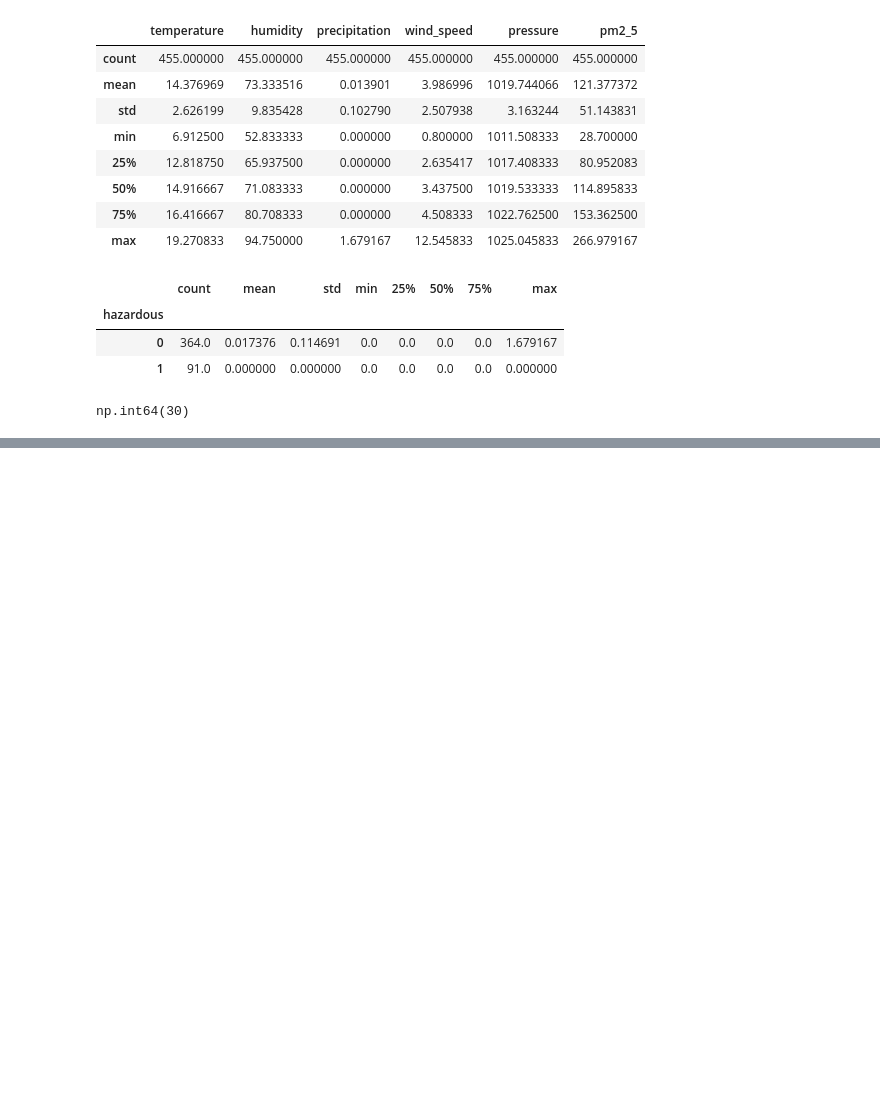
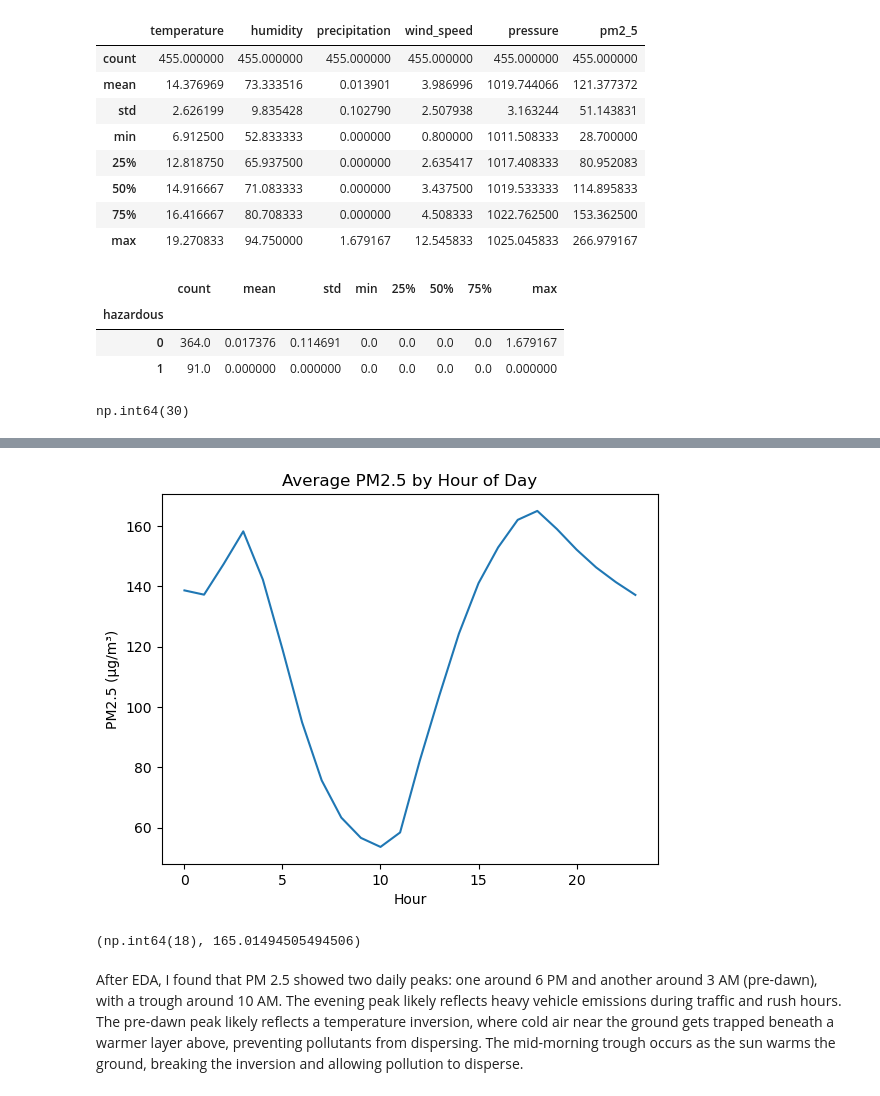
Before and after one commit to zenab-s/lahore-smog-prediction, a Jupyter notebook: notebooks/01_data_exploration.ipynb, the cells around one changed output, grey strips where cells are left out. Drawn from its saved outputs; the diff is of its cells as text; code cells hidden in the pictures; blank space fills up the shorter version.

```diff
--- a/notebooks/01_data_exploration.ipynb
+++ b/notebooks/01_data_exploration.ipynb
@@ -394,0 +470,16 @@ np.int64(30)
+# %%
+hourly_pattern = df_punjab.groupby('hour')['pm2_5'].mean()
+hourly_pattern.plot()
+plt.title('Average PM2.5 by Hour of Day')
+plt.xlabel('Hour')
+plt.ylabel('PM2.5 (µg/m³)')
+plt.savefig('../figures/hourly_pm25_pattern.png', dpi=150, bbox_inches='tight')
+plt.show()
+# %% [output]
+[figure, added]
+# %%
+hourly_pattern.idxmax(), hourly_pattern.max()
+# %% [output]
+(np.int64(18), 165.01494505494506)
+# %% [markdown]
+After EDA, I found that PM 2.5 showed two daily peaks: one around 6 PM and another around 3 AM (pre-dawn), with a trough around 10 AM. The evening peak likely reflects heavy vehicle emissions during traffic and rush hours. The pre-dawn peak likely reflects a temperature inversion, where cold air near the ground gets trapped beneath a warmer layer above, preventing pollutants from dispersing. The mid-morning trough occurs as the sun warms the ground, breaking the inversion and allowing pollution to disperse.
```
Also changed, not shown: parts of 8 cells of this notebook, 2 other files.
